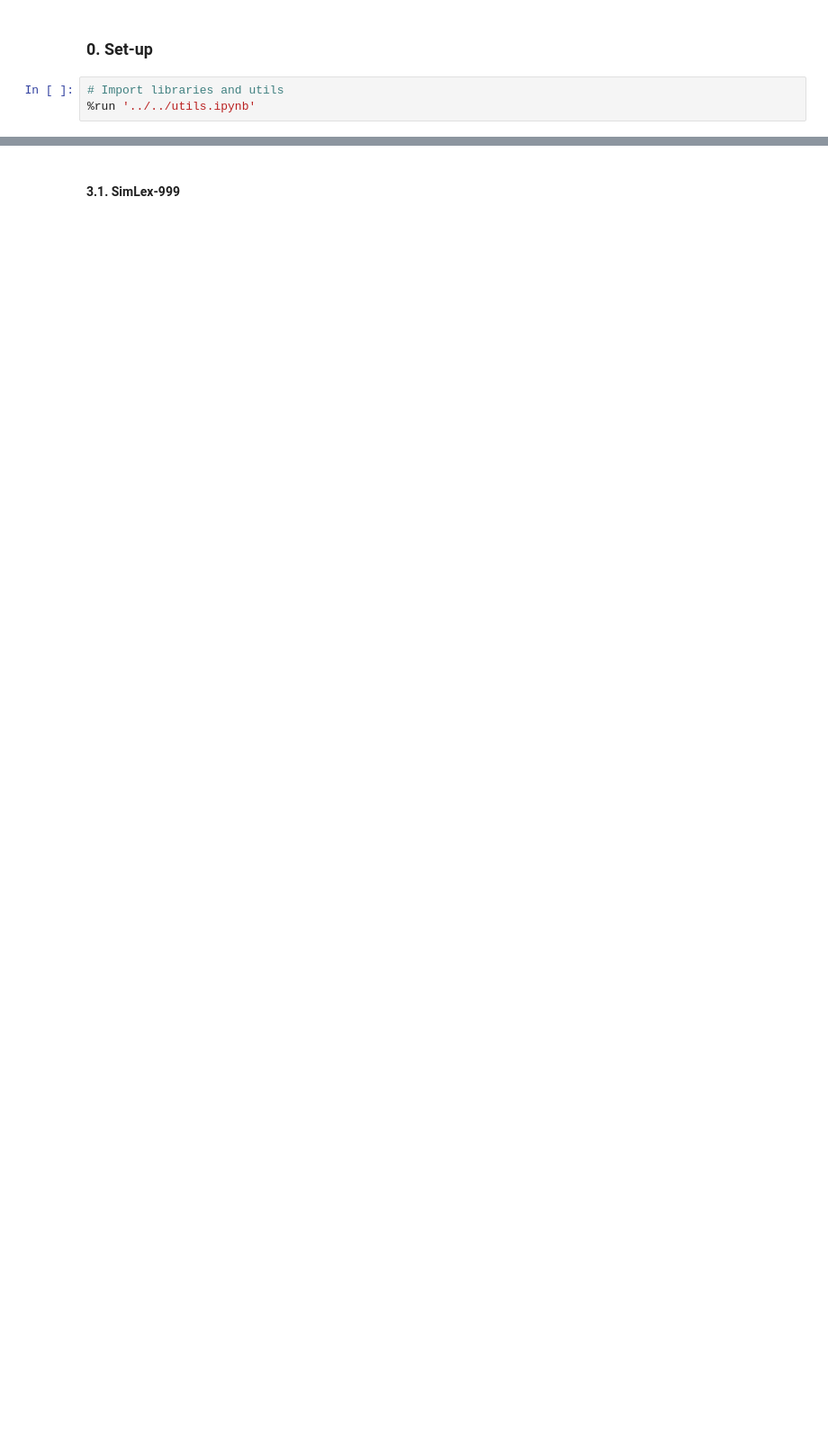
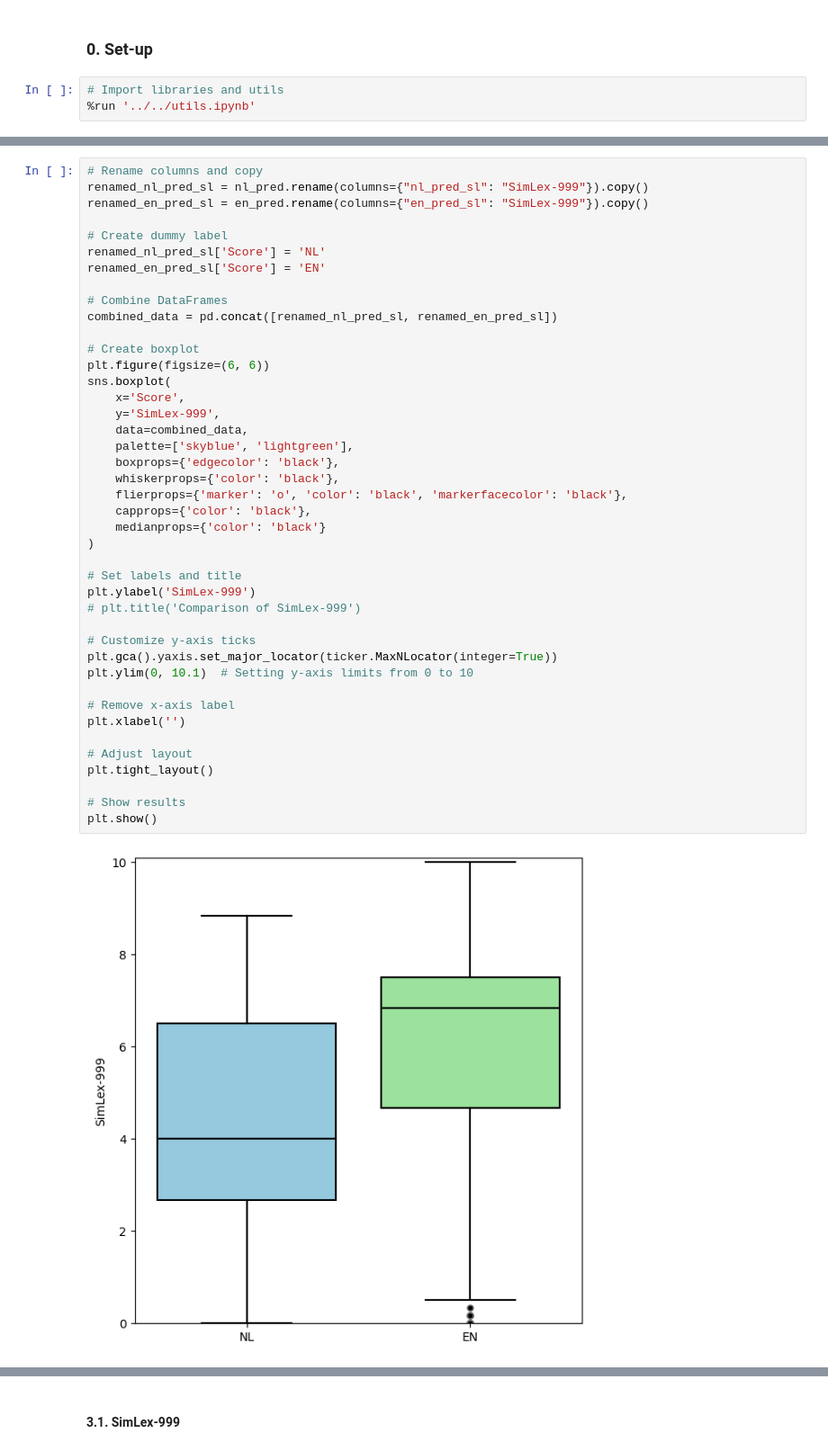
Before and after one commit to XanderSnelder/master-thesis, a Jupyter notebook: evaluation/cross-evaluation/gpt-turbo-0125/f5.ipynb, the cells around one changed output, grey strips where cells are left out. Shown at 90% size. Saved outputs shown, nothing was run; the diff lists cells and outputs as text; blank space fills up the shorter version.

```diff
--- a/evaluation/cross-evaluation/gpt-turbo-0125/f5.ipynb
+++ b/evaluation/cross-evaluation/gpt-turbo-0125/f5.ipynb
@@ -253,0 +207,44 @@ merged
+# %%
+# Rename columns and copy
+renamed_nl_pred_sl = nl_pred.rename(columns={"nl_pred_sl": "SimLex-999"}).copy()
+renamed_en_pred_sl = en_pred.rename(columns={"en_pred_sl": "SimLex-999"}).copy()
+
+# Create dummy label
+renamed_nl_pred_sl['Score'] = 'NL'
+renamed_en_pred_sl['Score'] = 'EN'
+
+# Combine DataFrames
+combined_data = pd.concat([renamed_nl_pred_sl, renamed_en_pred_sl])
+
+# Create boxplot
+plt.figure(figsize=(6, 6))
+sns.boxplot(
+    x='Score',
+    y='SimLex-999',
+    data=combined_data,
+    palette=['skyblue', 'lightgreen'],
+    boxprops={'edgecolor': 'black'},
+    whiskerprops={'color': 'black'},
+    flierprops={'marker': 'o', 'color': 'black', 'markerfacecolor': 'black'},
+    capprops={'color': 'black'},
+    medianprops={'color': 'black'}
+)
+
+# Set labels and title
+plt.ylabel('SimLex-999')
+# plt.title('Comparison of SimLex-999')
+
+# Customize y-axis ticks
+plt.gca().yaxis.set_major_locator(ticker.MaxNLocator(integer=True))
+plt.ylim(0, 10.1)  # Setting y-axis limits from 0 to 10
+
+# Remove x-axis label
+plt.xlabel('')
+
+# Adjust layout
+plt.tight_layout()
+
+# Show results
+plt.show()
+# %% [output]
+[figure, added]
```
Also changed, not shown: parts of 78 cells of this notebook, 15 other files.
